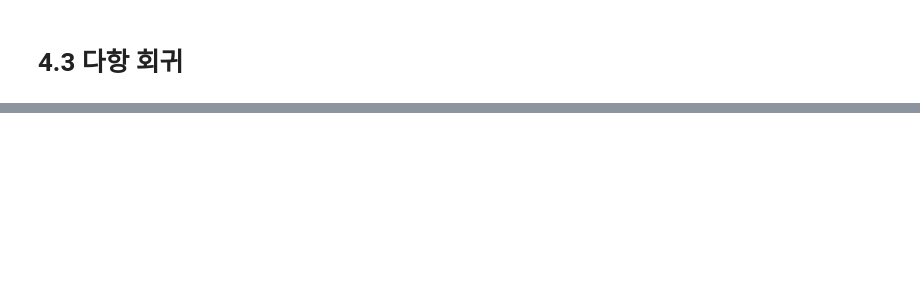
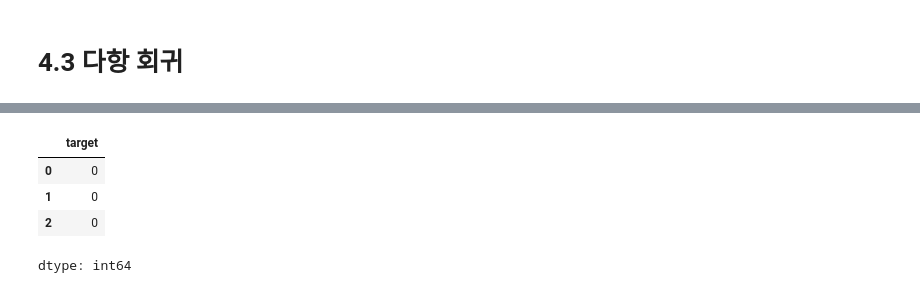
Before and after one commit to Han-TaeHun/TIL, a Jupyter notebook: Machine_Learning/HandsOn/04_training_linear_models.ipynb, the cells around one changed output, grey strips where cells are left out. Cells and saved outputs as stored; diff of their text form; code cells hidden in the pictures; blank space fills up the shorter version.

```diff
--- a/Machine_Learning/HandsOn/04_training_linear_models.ipynb
+++ b/Machine_Learning/HandsOn/04_training_linear_models.ipynb
@@ -358,0 +630,8 @@ sgd_reg.intercept_, sgd_reg.coef_
+# %%
+iris.target.head(3)  # 샘플이 섞여 있지 않습니다.
+# %% [output]
+|  | target |
+| 0 | 0 |
+| 1 | 0 |
+| 2 | 0 |
+dtype: int64
```
Also changed, not shown: parts of 56 cells of this notebook.
